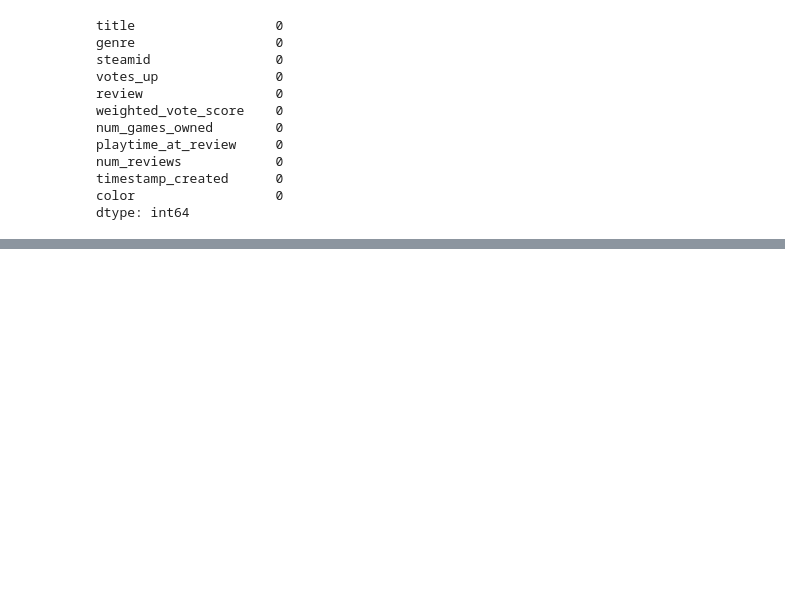
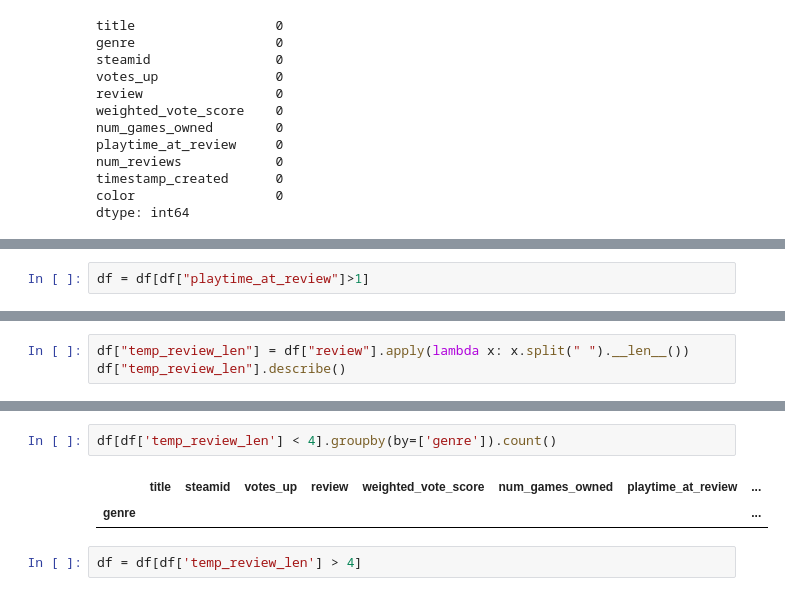
Before and after one commit to markrz12/aspect-based-opinion-mining, a Jupyter notebook: Mgr1.ipynb, the cells around one changed output, grey strips where cells are left out. Drawn from its saved outputs; the diff is of its cells as text; blank space fills up the shorter version.

```diff
--- a/Mgr1.ipynb
+++ b/Mgr1.ipynb
@@ -196,0 +194,2 @@ Name: title, dtype: int64
+# %%
+df = df[df["playtime_at_review"]>1]
@@ -196,0 +198,3 @@ Name: title, dtype: int64
+# %%
+df["temp_review_len"] = df["review"].apply(lambda x: x.split(" ").__len__())
+df["temp_review_len"].describe()
@@ -196,0 +211,7 @@ Name: title, dtype: int64
+# %%
+df[df['temp_review_len'] < 4].groupby(by=['genre']).count()
+# %% [output]
+|  | title | steamid | votes_up | review | weighted_vote_score | num_games_owned | playtime_at_review | ... |
+| genre |  |  |  |  |  |  |  | ... |
+# %%
+df = df[df['temp_review_len'] > 4]
```
Also changed, not shown: parts of 19 cells of this notebook.
